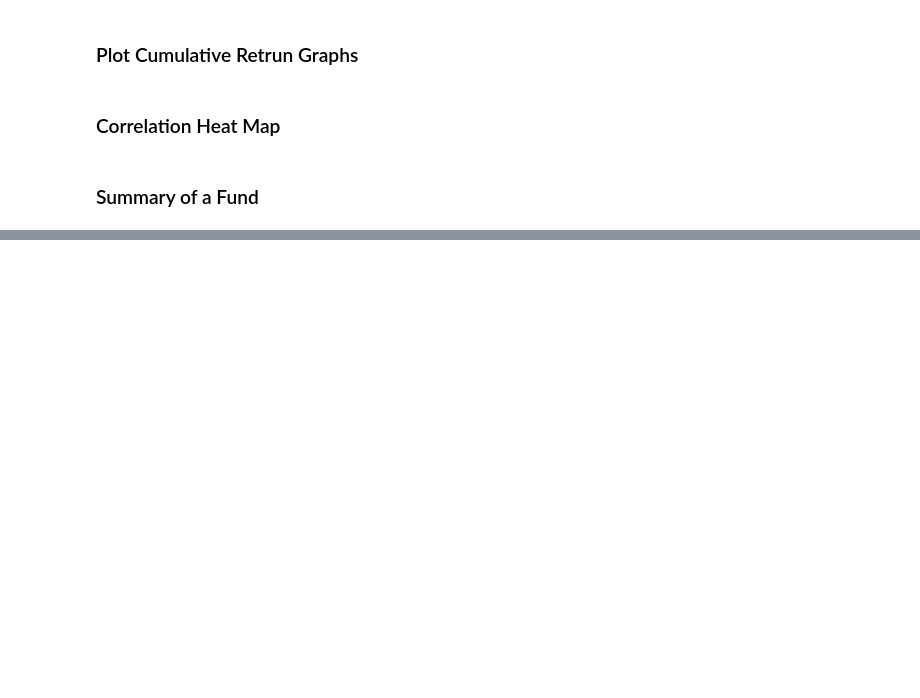
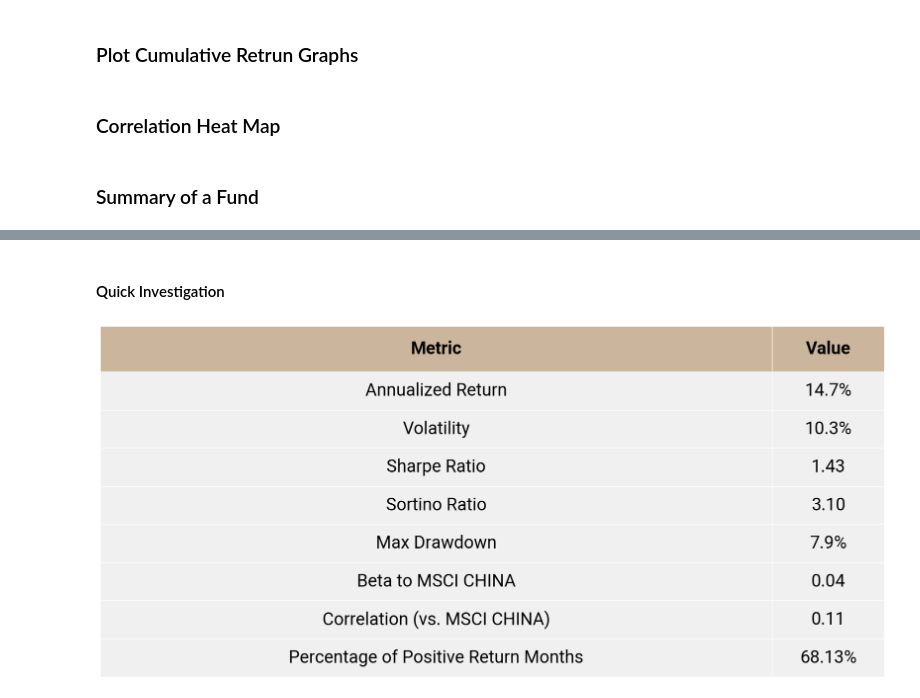
Before and after one commit to python-Marsh/fofproject, a Jupyter notebook: fund_analysis_tools.ipynb, the cells around one changed output, grey strips where cells are left out. Cells and saved outputs as stored; diff of their text form; code cells hidden in the pictures; blank space fills up the shorter version.

```diff
--- a/fund_analysis_tools.ipynb
+++ b/fund_analysis_tools.ipynb
@@ -80,3 +78,16 @@ funds['HAO'].summary_of_a_fund(funds['MSCI CHINA'],language="en")
+# %% [markdown]
+#### Quick Investigation
 # %%
-fig = funds['RDGFF'].plot_rolling_vol_vs_benchmark(benchmark=funds['MSCI WORLD'], window=12)
-fig.show()
+the_fund_to_investigate = funds['RDGFF']
+benchmark_fund = funds['MSCI CHINA']
+# The List = ["cagr","vol","sharpe","sortino","mdd","beta","corr","win","best","worst","aum","skew","kurt","turnover"]
+
+fig = the_fund_to_investigate.export_key_metrics_table(
+            benchmark_fund=benchmark_fund,
+            end_month=the_fund_to_investigate.latest_date,
+            language="en",
+            metrics=["cagr", "vol", "sharpe", "sortino", "mdd", "beta", "corr", "win"],
+            horizontal=False,
+        )
+# %% [output]
+[figure, added]
```
Also changed, not shown: parts of 4 cells of this notebook, 3 other files.
